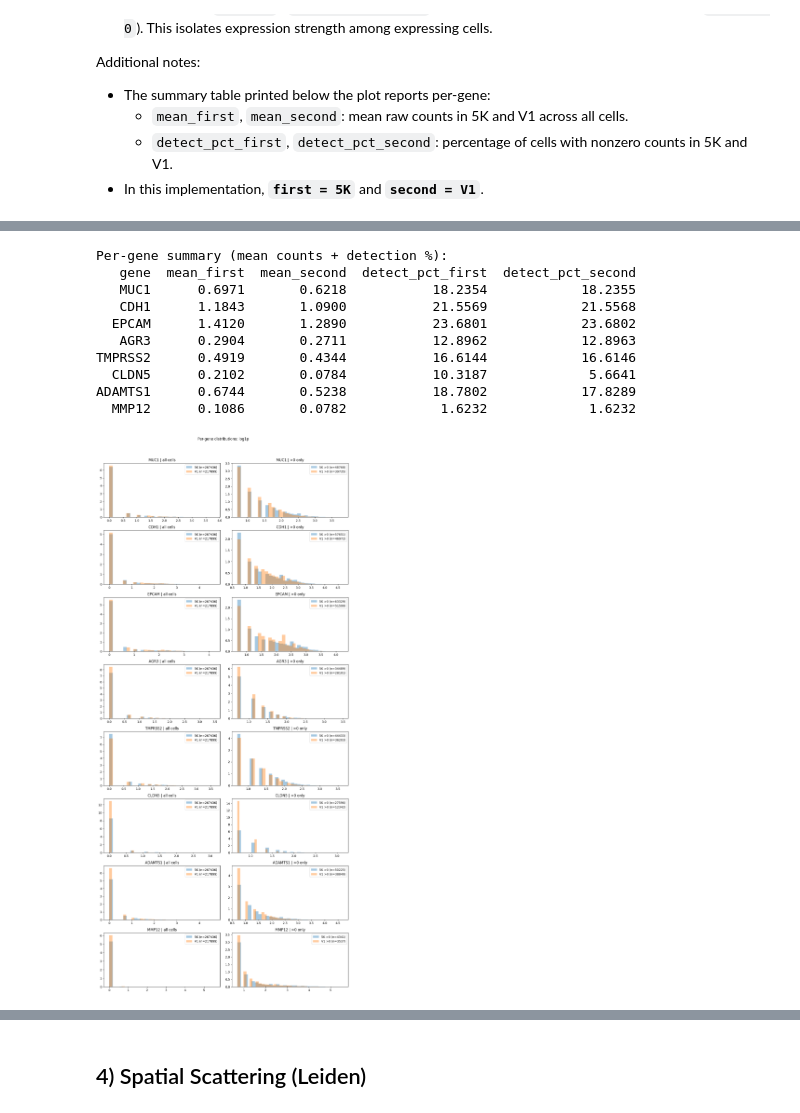
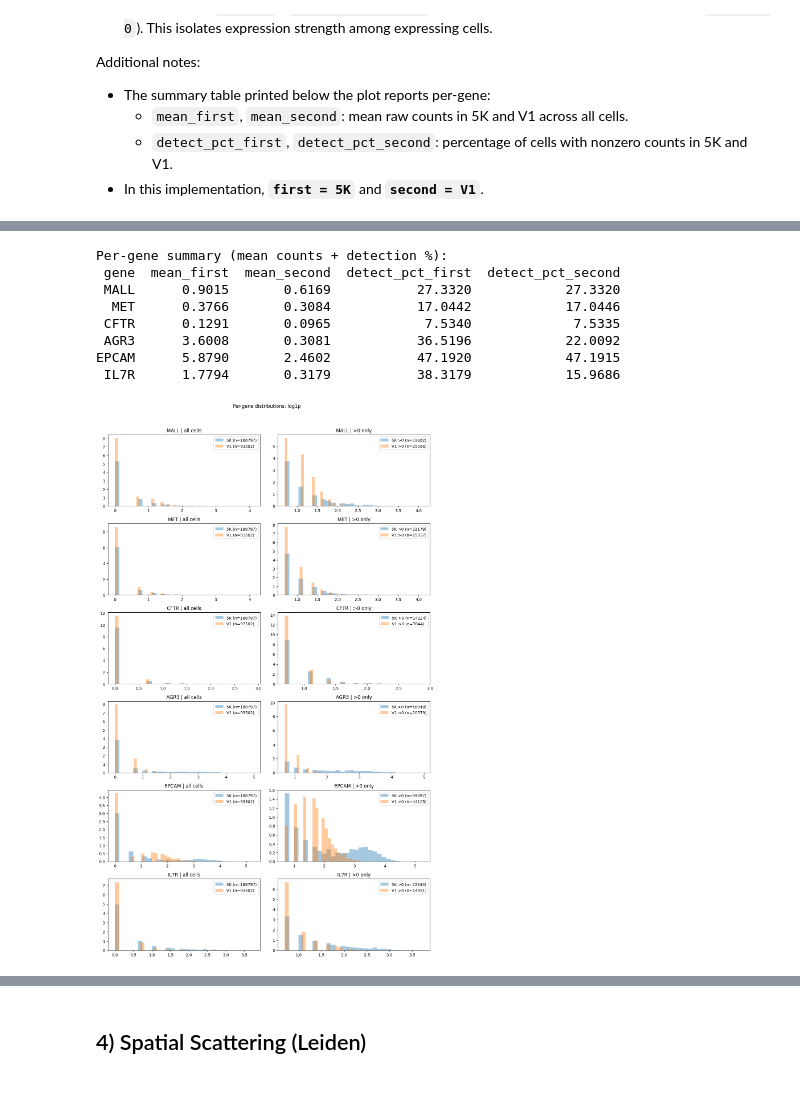
Before and after one commit to niekparidaens/BEP, a Jupyter notebook: Gene comparison spatialdata.ipynb, the cells around one changed output, grey strips where cells are left out. Drawn from its saved outputs; the diff is of its cells as text; code cells hidden in the pictures.

```diff
--- a/Gene comparison spatialdata.ipynb
+++ b/Gene comparison spatialdata.ipynb
@@ -209,9 +151,20 @@ adata_5k.obs
     - What's nice is that these transcripts are automatically already not included in the table for the cells, so we don't have to change anything about total_counts etc.
     - The qv column in Xenium’s transcript table is a Phred-scaled “Q-Score” that represents confidence in each decoded transcript call. Conceptually, it’s a rescaling of an estimated error probability: higher qv means higher probability that the transcript identity/call is correct
 # %%
-threshold = 30
-adata_5k_f = adata_5k_raw[adata_5k_raw.obs["total_counts"] >= threshold].copy()
-adata_v1_f = adata_v1_raw[adata_v1_raw.obs["total_counts"] >= threshold].copy()
+threshold = 40
+genes_threshold = 5
+
+mask_5k = (
+    (adata_5k_raw.obs["total_counts"] >= threshold)
+    & (adata_5k_raw.obs["n_genes_by_counts"] > genes_threshold)
+)
+mask_v1 = (
+    (adata_v1_raw.obs["total_counts"] >= threshold)
+    & (adata_v1_raw.obs["n_genes_by_counts"] > genes_threshold)
+)
+
+adata_5k_f = adata_5k_raw[mask_5k].copy()
+adata_v1_f = adata_v1_raw[mask_v1].copy()
 
 sdata_5k.tables["table"] = adata_5k_f
 sdata_v1.tables["table"] = adata_v1_f
@@ -739,14 +800,17 @@ ax.scatter(xv, yv, s=10, alpha=0.7, color="royalblue", edgecolors="none")
 
 if xv.size >= 2:
     r, p = pearsonr(xv, yv)
-    m, b = np.polyfit(xv, yv, 1)
+
+    # Constrained linear fit through origin (starts at 0,0)
+    denom = np.dot(xv, xv)
+    m = np.dot(xv, yv) / denom if denom > 0 else 0.0
 
     lo = 0.0
     hi = max(np.nanmax(xv), np.nanmax(yv)) * 1.05
     x_line = np.linspace(lo, hi, 200)
-    y_fit = m * x_line + b
+    y_fit = m * x_line
 
-    ax.plot(x_line, y_fit, color="black", linewidth=1.8, label="fit")
+    ax.plot(x_line, y_fit, color="black", linewidth=1.8, label=f"fit: y={m:.2f}x")
     ax.plot([lo, hi], [lo, hi], linestyle="--", color="gray", linewidth=1, label="y=x")
 
     ax.text(
@@ -763,7 +827,7 @@ else:
     ax.text(0.04, 0.97, "Not enough valid points for correlation", transform=ax.transAxes, va="top")
 
 ax.set_xlim(0.0, 2)
-ax.set_ylim(0.0, 1)
+ax.set_ylim(0.0, 0.5)
 ax.set_xlabel("Gene Mean (V1)")
 ax.set_ylabel("Gene Mean (5K)")
 ax.set_title("Gene mean comparison: 5K vs V1")
@@ -784,12 +848,12 @@ means = pd.DataFrame({
 means["mean_diff_v1_minus_5k"] = means["mean_counts_v1"] - means["mean_counts_5k"]
 
 # Highest positive differences
-high5 = means.sort_values("mean_diff_v1_minus_5k", ascending=False).head(5)
+high3 = means.sort_values("mean_diff_v1_minus_5k", ascending=False).head(3)
 # Most negative differences
 low3 = means.sort_values("mean_diff_v1_minus_5k", ascending=True).head(3)
 
-print("Top 5 higher in V1 vs 5K (mean_counts):")
-print(high5)
+print("Top 3 higher in V1 vs 5K (mean_counts):")
+print(high3)
 print("\nTop 3 lower in V1 vs 5K (mean_counts):")
 print(low3)
 # %% [output]
@@ -1155,10 +1155,8 @@ def thin_v1_to_match_5k_binomial(
 # %%
-adata_v1_5k_like, p_gene, s_cell = thin_v1_to_match_5k_binomial(
+adata_v1_5k_like, p_gene = thin_v1_to_match_5k_binomial(
     adata_v1,
     adata_5k,
     seed=0,
-    use_cell_scale=True,      # optional
-    cell_scale_sigma=0.25,    # optional
     extra_detection_drop=True,
     drop_mode="low_counts",
     report=True,
@@ -1171,18 +1244,16 @@ Genes where det_ds  > det_tgt  (should be rare if extra_detection_drop=True): 96
 # %%
-genes_to_plot = list(high5.index) + list(low3.index)
+genes_to_plot = list(high3.index) + list(low3.index)
 plot_gene_hist_grid(adata_5k, adata_v1_5k_like , genes_to_plot, bins=30, density=True)
 # %% [output]
 Per-gene summary (mean counts + detection %):
-   gene  mean_first  mean_second  detect_pct_first  detect_pct_second
-   MUC1      0.6971       0.6218           18.2354            18.2355
-   CDH1      1.1843       1.0900           21.5569            21.5568
-  EPCAM      1.4120       1.2890           23.6801            23.6802
-   AGR3      0.2904       0.2711           12.8962            12.8963
-TMPRSS2      0.4919       0.4344           16.6144            16.6146
-  CLDN5      0.2102       0.0784           10.3187             5.6641
-ADAMTS1      0.6744       0.5238           18.7802            17.8289
-  MMP12      0.1086       0.0782            1.6232             1.6232
+ gene  mean_first  mean_second  detect_pct_first  detect_pct_second
+ MALL      0.9015       0.6169           27.3320            27.3320
+  MET      0.3766       0.3084           17.0442            17.0446
+ CFTR      0.1291       0.0965            7.5340             7.5335
+ AGR3      3.6008       0.3081           36.5196            22.0092
+EPCAM      5.8790       2.4602           47.1920            47.1915
+ IL7R      1.7794       0.3179           38.3179            15.9686
-[figure, old version]
+[figure, new version]
 # %%
 fig, axs = plt.subplots(1, 2, figsize=(10, 4))
 
```
Also changed, not shown: parts of 49 cells of this notebook, 4 other files.
